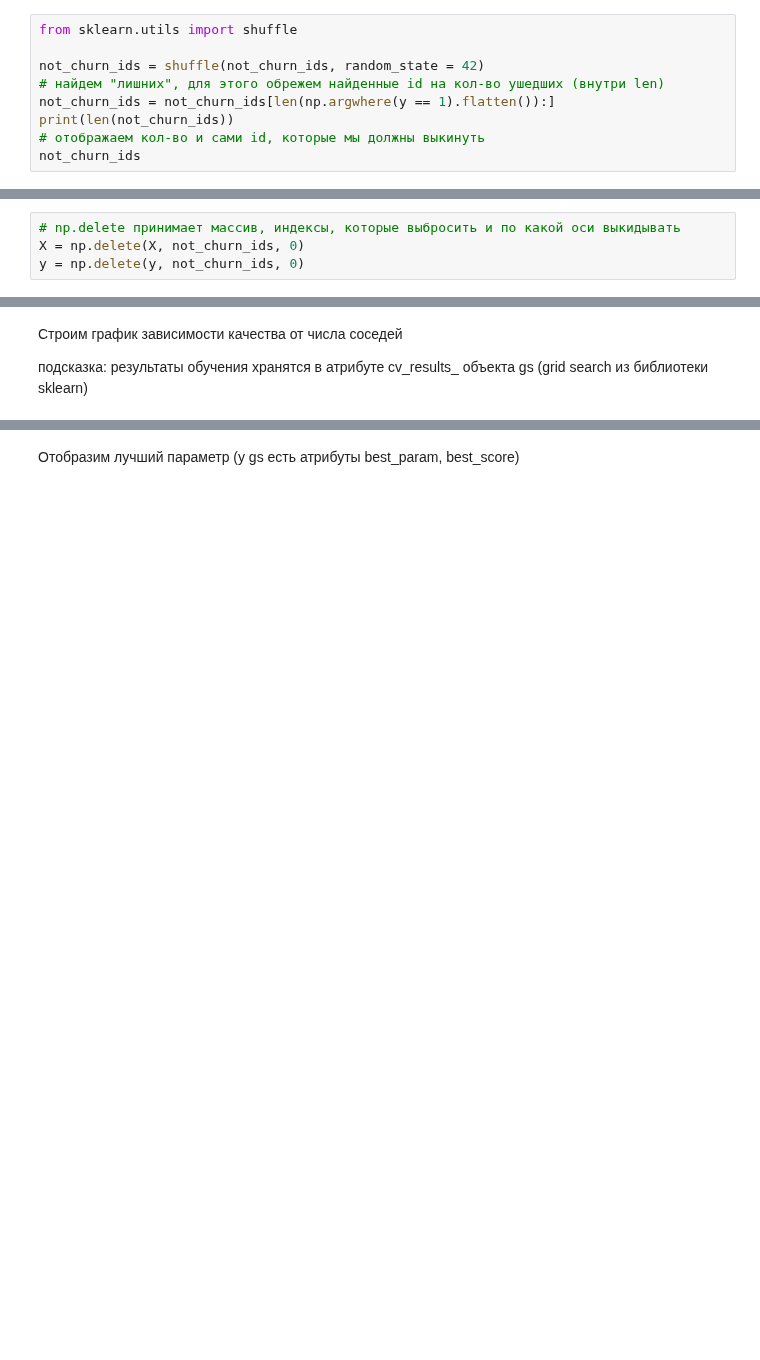
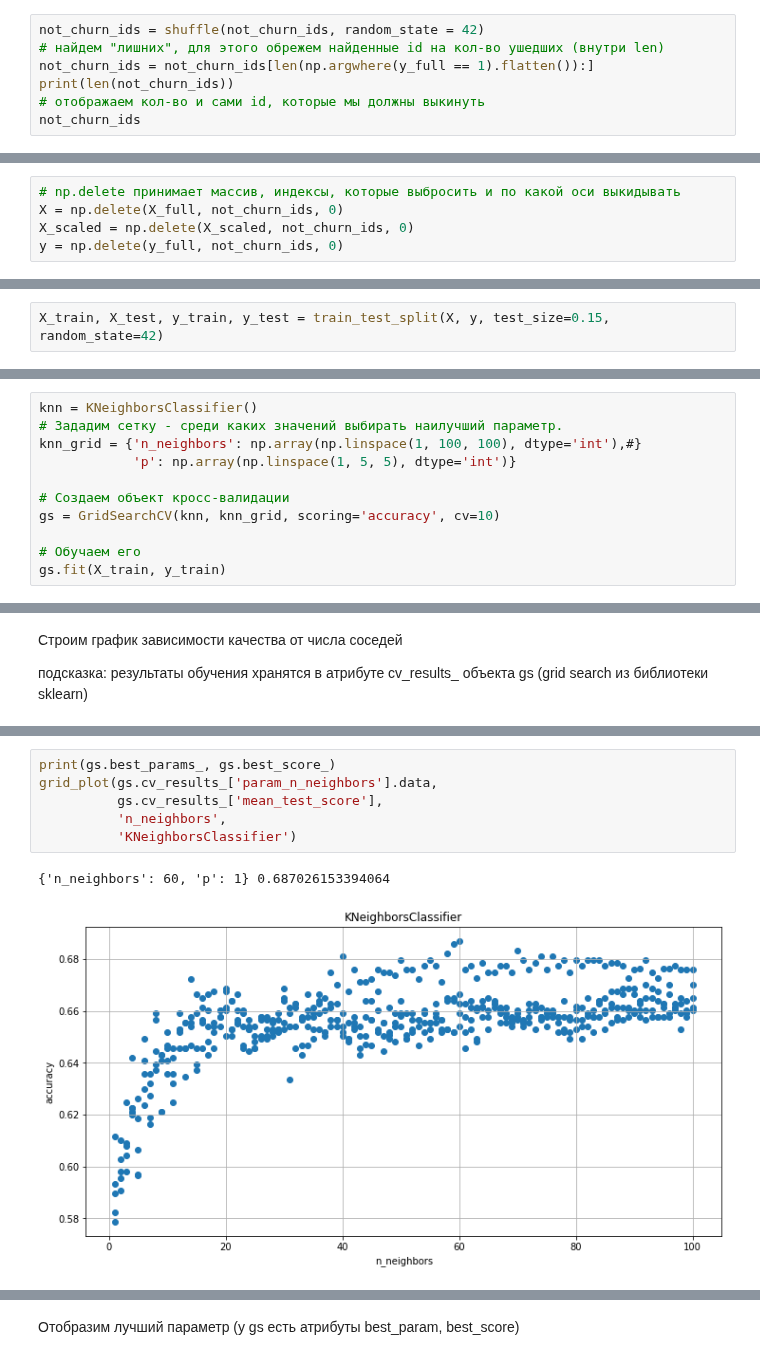
Before and after one commit to mukaseevru/ds-school, a Jupyter notebook: HW1/Большое_ДЗ_1.ipynb, the cells around one changed output, grey strips where cells are left out. Drawn from its saved outputs; the diff is of its cells as text; blank space fills up the shorter version.

```diff
--- a/HW1/Большое_ДЗ_1.ipynb
+++ b/HW1/Большое_ДЗ_1.ipynb
@@ -295,11 +376,9 @@ array([   0,    1,    2, ..., 3330, 3331, 3332])
 # %% [markdown]
 Перемешаем массив с выбранным random state (чтоб в дальнейшем у нас совпадали выборки) выберем в нем "лишние" id тех, кто остались (кто портит нам прогноз алгоритма). Кол-во "лишних" = кол-во оставшихся - кол-во ушедшых.
 # %%
-from sklearn.utils import shuffle
-
 not_churn_ids = shuffle(not_churn_ids, random_state = 42)
 # найдем "лишних", для этого обрежем найденные id на кол-во ушедших (внутри len)
-not_churn_ids = not_churn_ids[len(np.argwhere(y == 1).flatten()):]
+not_churn_ids = not_churn_ids[len(np.argwhere(y_full == 1).flatten()):]
 print(len(not_churn_ids))
 # отображаем кол-во и сами id, которые мы должны выкинуть
 not_churn_ids
@@ -318,7 +397,8 @@ True
 Теперь можно выкинуть "лишние" id из X и y
 # %%
 # np.delete принимает массив, индексы, которые выбросить и по какой оси выкидывать
-X = np.delete(X, not_churn_ids, 0)
-y = np.delete(y, not_churn_ids, 0)
+X = np.delete(X_full, not_churn_ids, 0)
+X_scaled = np.delete(X_scaled, not_churn_ids, 0)
+y = np.delete(y_full, not_churn_ids, 0)
 # %%
 # отобразим итоговый размер признаков датасета
@@ -339,6 +419,8 @@ dtype: int64
 Посмотрим на 2 типа алгоритмов, которые мы прошли - KNN и линейную модель. В случае KNN будем решать задачу классификации. В случае линейного классификатора, для демонстрации всей обработки, будем использовать регрессию.
 # %% [markdown]
 Разделим нашу выборку на test train в соотношении 85 на 15 %
+# %%
+X_train, X_test, y_train, y_test = train_test_split(X, y, test_size=0.15, random_state=42)
 # %% [markdown]
 #### KNN
 # %% [markdown]
@@ -366,0 +428,11 @@ GridSearchCV(cv=5, error_score=nan,
+# %%
+knn = KNeighborsClassifier()
+# Зададим сетку - среди каких значений выбирать наилучший параметр.
+knn_grid = {'n_neighbors': np.array(np.linspace(1, 100, 100), dtype='int'),#}
+            'p': np.array(np.linspace(1, 5, 5), dtype='int')}
+
+# Создаем объект кросс-валидации
+gs = GridSearchCV(knn, knn_grid, scoring='accuracy', cv=10)
+
+# Обучаем его
+gs.fit(X_train, y_train)
@@ -373,0 +462,9 @@ GridSearchCV(cv=5, error_score=nan,
+# %%
+print(gs.best_params_, gs.best_score_)
+grid_plot(gs.cv_results_['param_n_neighbors'].data,
+          gs.cv_results_['mean_test_score'],
+          'n_neighbors',
+          'KNeighborsClassifier')
+# %% [output]
+{'n_neighbors': 60, 'p': 1} 0.687026153394064
+[figure, added]
```
Also changed, not shown: parts of 76 cells of this notebook.
